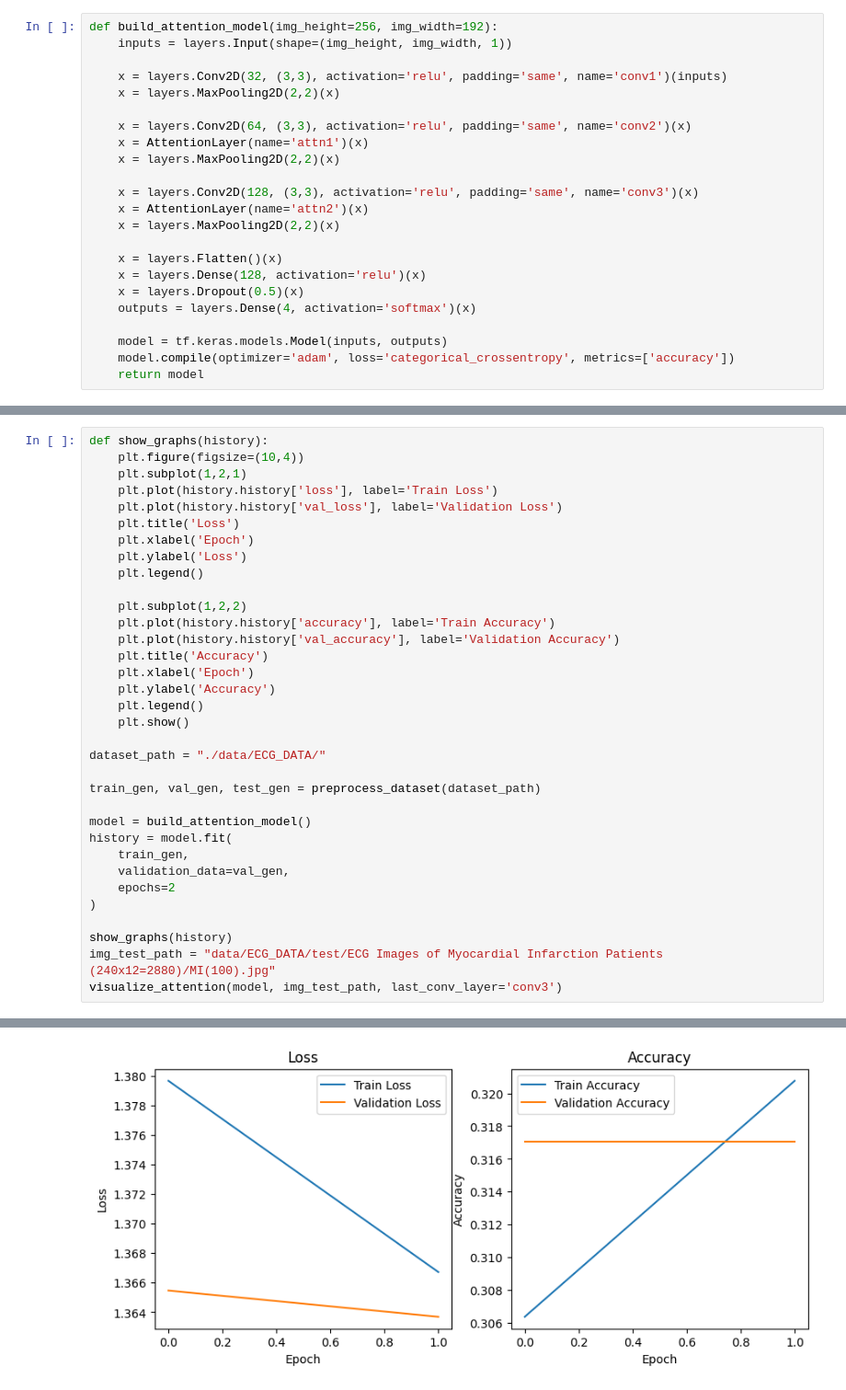
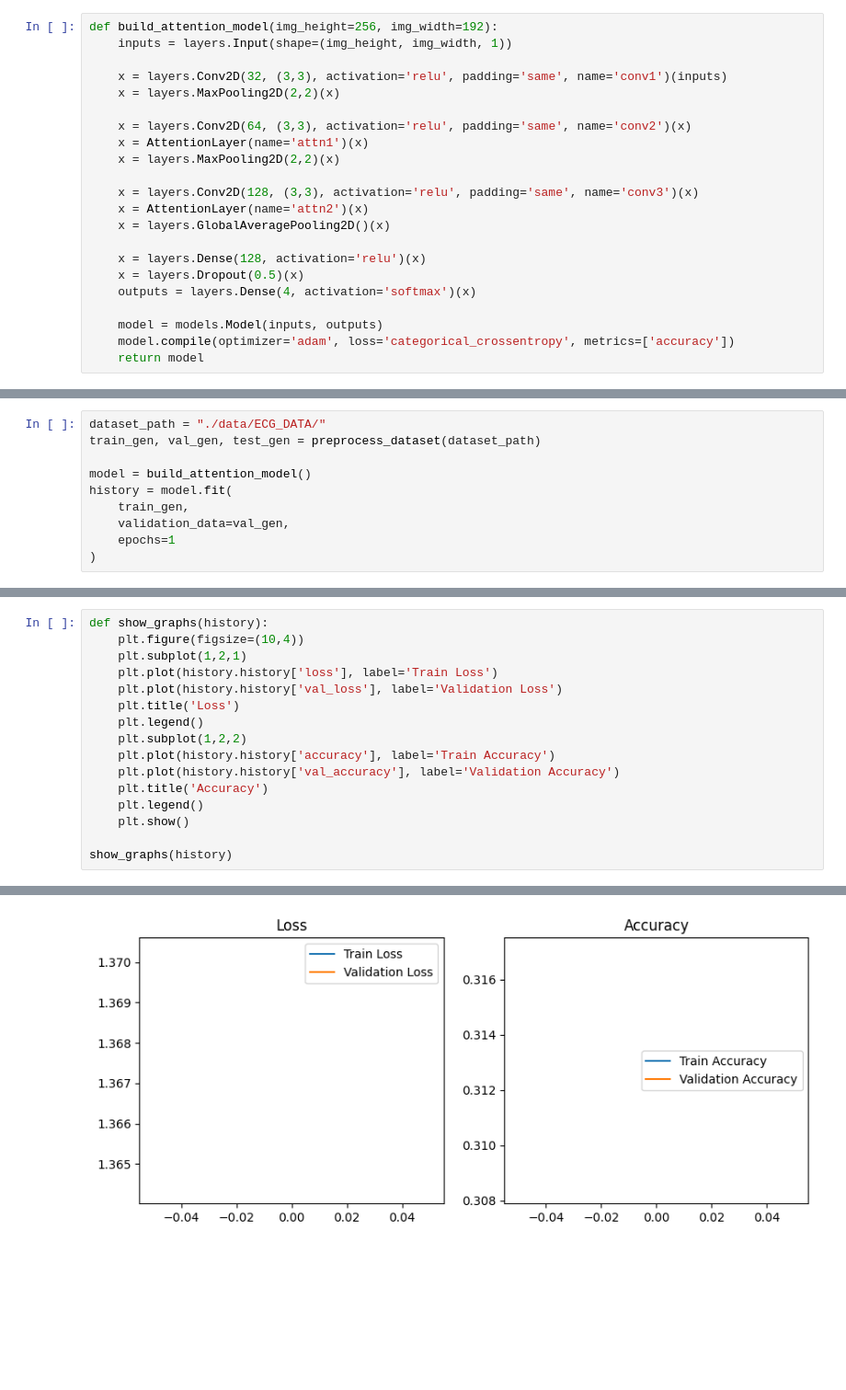
Before and after one commit to SantiagoBuffa/BeatAI, a Jupyter notebook: beatai.ipynb, the cells around one changed output, grey strips where cells are left out. Shown at 92% size. Cells and saved outputs as stored; diff of their text form; blank space fills up the shorter version.

```diff
--- a/beatai.ipynb
+++ b/beatai.ipynb
@@ -105,14 +125,13 @@ def build_attention_model(img_height=256, img_width=192):
 
     x = layers.Conv2D(128, (3,3), activation='relu', padding='same', name='conv3')(x)
     x = AttentionLayer(name='attn2')(x)
-    x = layers.MaxPooling2D(2,2)(x)
+    x = layers.GlobalAveragePooling2D()(x)
 
-    x = layers.Flatten()(x)
     x = layers.Dense(128, activation='relu')(x)
     x = layers.Dropout(0.5)(x)
     outputs = layers.Dense(4, activation='softmax')(x)
 
-    model = tf.keras.models.Model(inputs, outputs)
+    model = models.Model(inputs, outputs)
     model.compile(optimizer='adam', loss='categorical_crossentropy', metrics=['accuracy'])
     return model
 # %%
@@ -195,0 +167,10 @@ MI(123).jpg
+# %%
+dataset_path = "./data/ECG_DATA/"
+train_gen, val_gen, test_gen = preprocess_dataset(dataset_path)
+
+model = build_attention_model()
+history = model.fit(
+    train_gen,
+    validation_data=val_gen,
+    epochs=1
+)
@@ -200,31 +186,13 @@ def show_graphs(history):
     plt.plot(history.history['loss'], label='Train Loss')
     plt.plot(history.history['val_loss'], label='Validation Loss')
     plt.title('Loss')
-    plt.xlabel('Epoch')
-    plt.ylabel('Loss')
     plt.legend()
-
     plt.subplot(1,2,2)
     plt.plot(history.history['accuracy'], label='Train Accuracy')
     plt.plot(history.history['val_accuracy'], label='Validation Accuracy')
     plt.title('Accuracy')
-    plt.xlabel('Epoch')
-    plt.ylabel('Accuracy')
     plt.legend()
     plt.show()
 
-dataset_path = "./data/ECG_DATA/"
-
-train_gen, val_gen, test_gen = preprocess_dataset(dataset_path)
-
-model = build_attention_model()
-history = model.fit(
-    train_gen,
-    validation_data=val_gen,
-    epochs=2
-)
-
 show_graphs(history)
-img_test_path = "data/ECG_DATA/test/ECG Images of Myocardial Infarction Patients (240x12=2880)/MI(100).jpg"
-visualize_attention(model, img_test_path, last_conv_layer='conv3')
 # %% [output]
@@ -238 +199 @@ Epoch 2/2
-[figure, old version]
+[figure, new version]
```
Also changed, not shown: parts of 20 cells of this notebook.
